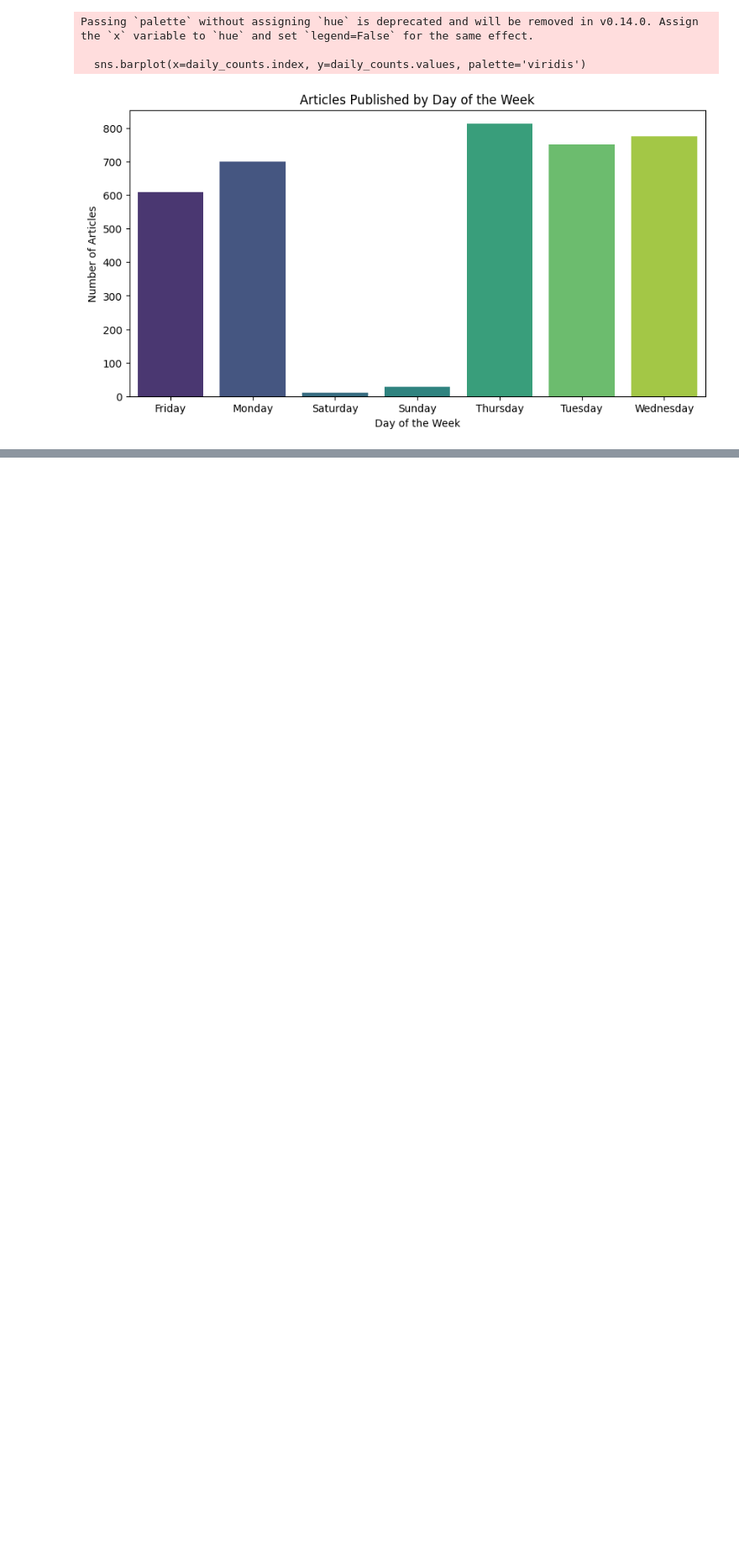
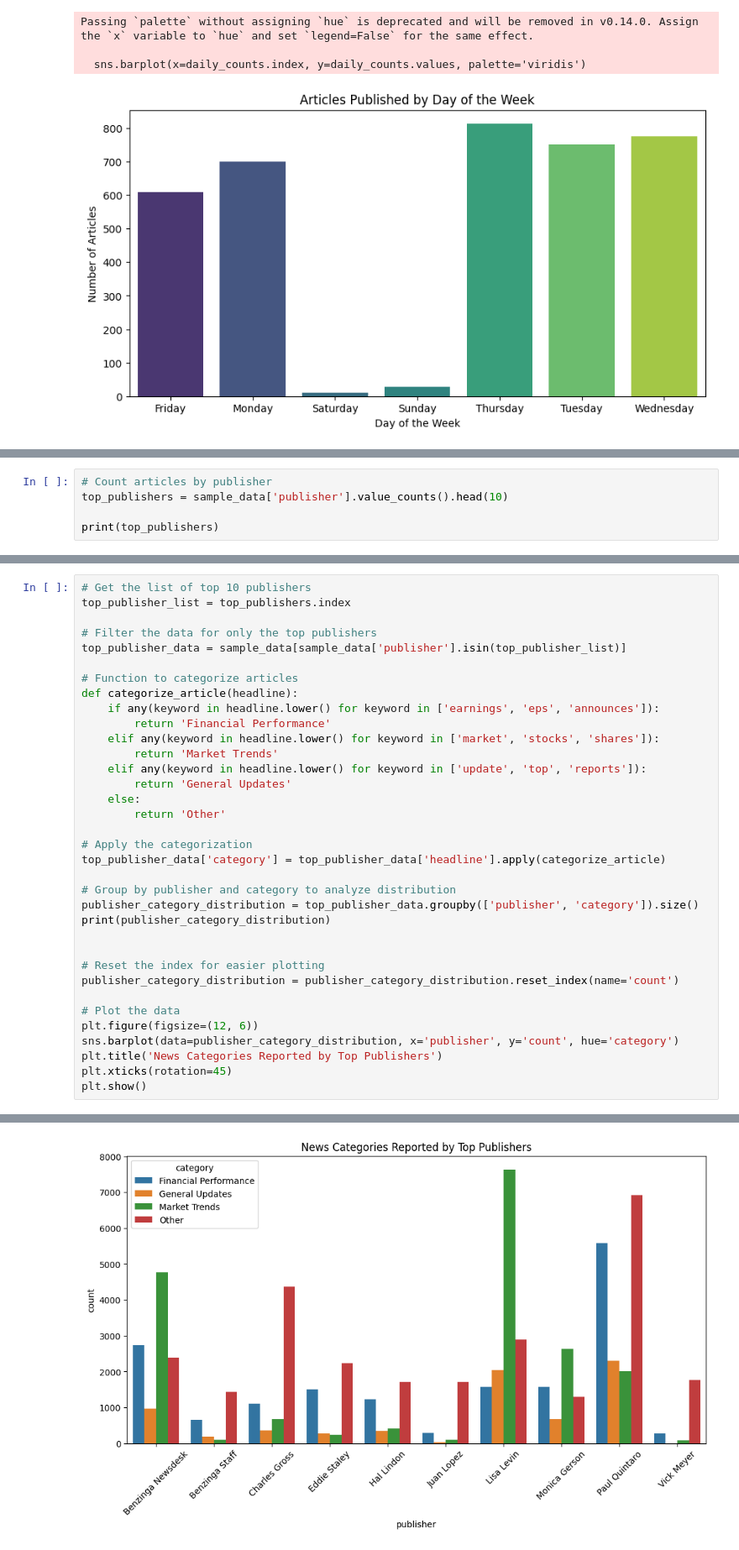
Before and after one commit to yohannesalex/stock-market-predictions, a Jupyter notebook: notebooks/EDA_news.ipynb, the cells around one changed output, grey strips where cells are left out. Shown: that part at 84% size. Drawn from its saved outputs; the diff is of its cells as text; blank space fills up the shorter version.

```diff
--- a/notebooks/EDA_news.ipynb
+++ b/notebooks/EDA_news.ipynb
@@ -101,0 +291,5 @@ sample_data.head()
+# %%
+# Count articles by publisher
+top_publishers = sample_data['publisher'].value_counts().head(10)
+
+print(top_publishers)
@@ -101,0 +309,36 @@ sample_data.head()
+# %%
+# Get the list of top 10 publishers
+top_publisher_list = top_publishers.index
+
+# Filter the data for only the top publishers
+top_publisher_data = sample_data[sample_data['publisher'].isin(top_publisher_list)]
+
+# Function to categorize articles
+def categorize_article(headline):
+    if any(keyword in headline.lower() for keyword in ['earnings', 'eps', 'announces']):
+        return 'Financial Performance'
+    elif any(keyword in headline.lower() for keyword in ['market', 'stocks', 'shares']):
+        return 'Market Trends'
+    elif any(keyword in headline.lower() for keyword in ['update', 'top', 'reports']):
+        return 'General Updates'
+    else:
+        return 'Other'
+
+# Apply the categorization
+top_publisher_data['category'] = top_publisher_data['headline'].apply(categorize_article)
+
+# Group by publisher and category to analyze distribution
+publisher_category_distribution = top_publisher_data.groupby(['publisher', 'category']).size()
+print(publisher_category_distribution)
+
+
+# Reset the index for easier plotting
+publisher_category_distribution = publisher_category_distribution.reset_index(name='count')
+
+# Plot the data
+plt.figure(figsize=(12, 6))
+sns.barplot(data=publisher_category_distribution, x='publisher', y='count', hue='category')
+plt.title('News Categories Reported by Top Publishers')
+plt.xticks(rotation=45)
+plt.show()
+# %% [output]
@@ -101,0 +367 @@ sample_data.head()
+[figure, added]
```
Also changed, not shown: parts of 13 cells of this notebook.
